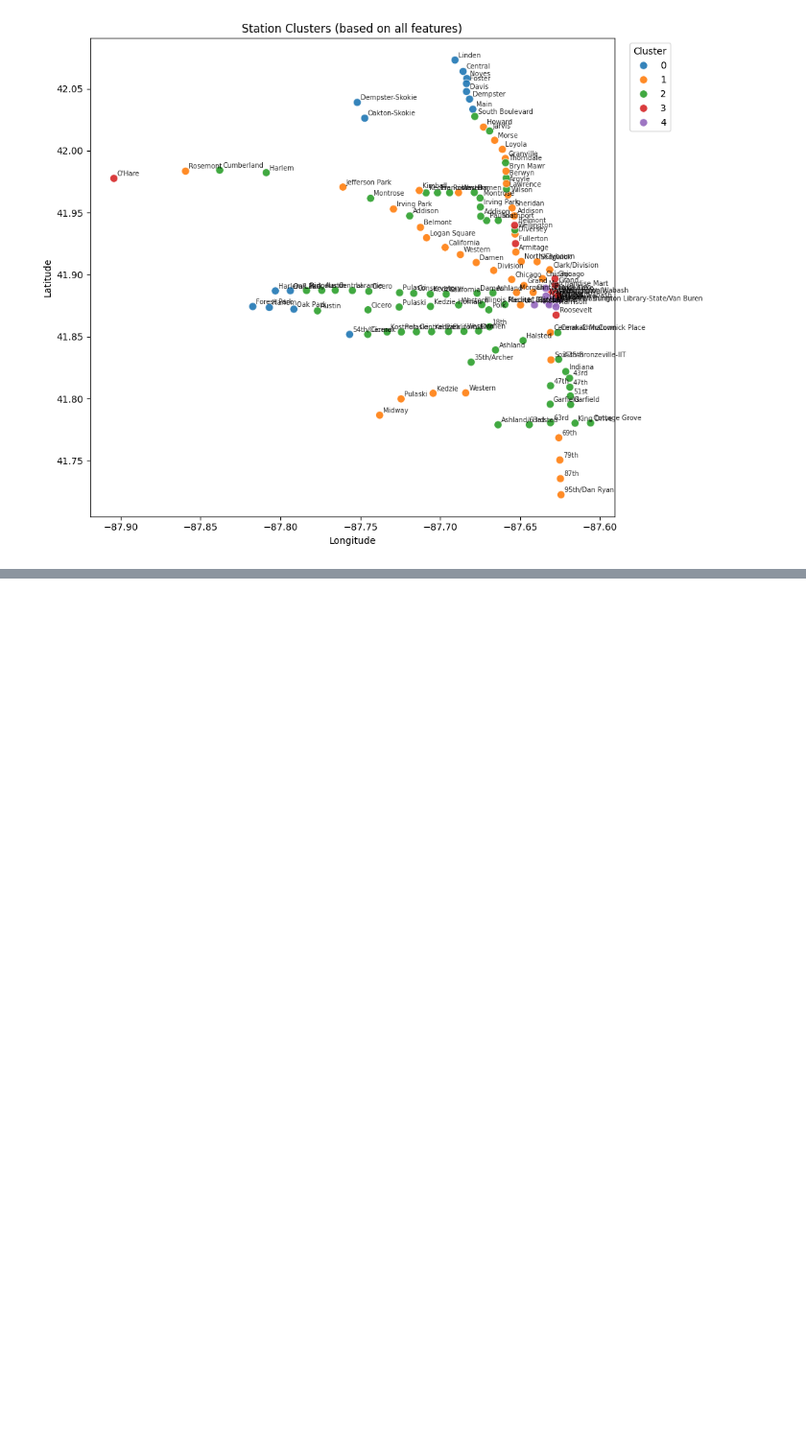
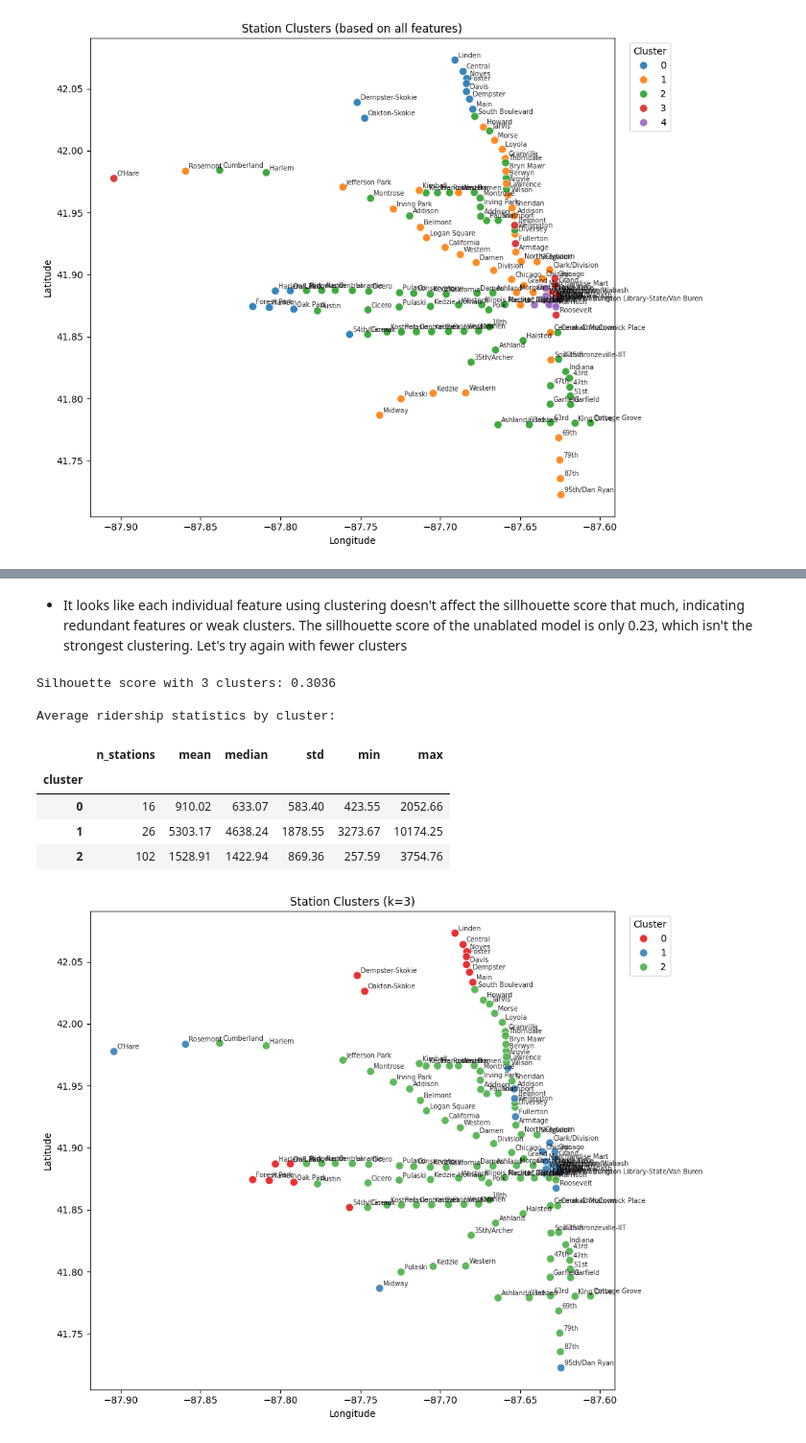
Before and after one commit to azcao95/cta-ridership-w2026-mads-milestone-2, a Jupyter notebook: ridership.ipynb, the cells around one changed output, grey strips where cells are left out. Shown at 96% size. Saved outputs shown, nothing was run; the diff lists cells and outputs as text; code cells hidden in the pictures; blank space fills up the shorter version.

Commit message:
added small summaries. fewer clusters

```diff
--- a/ridership.ipynb
+++ b/ridership.ipynb
@@ -1348 +1352,69 @@ Most important features based on silhouette score after ablation:
 102 rows × 1 columns
+# %% [markdown]
+- It looks like each individual feature using clustering doesn't affect the sillhouette score that much, indicating redundant features or weak clusters. The sillhouette score of the unablated model is only 0.23, which isn't the strongest clustering. Let's try again with fewer clusters
+# %%
+# Retry clustering with k=3 for stronger, more distinct clusters
+k = 3
+
+# Work with a copy
+si_gdf_avg_ridership_k3 = si_gdf_avg_ridership.copy()
+
+kmeans_3 = KMeans(n_clusters=k, random_state=42, n_init=10)
+si_gdf_avg_ridership_k3["cluster"] = kmeans_3.fit_predict(X_scaled)
+
+# Calculate silhouette score
+silhouette_3 = silhouette_score(X_scaled, si_gdf_avg_ridership_k3["cluster"])
+print(f"Silhouette score with {k} clusters: {silhouette_3:.4f}\n")
+
+# Average ridership statistics by cluster
+ridership_cols = [c for c in si_gdf_avg_ridership_k3.columns if c.endswith("_avg_rides")]
+
+if ridership_cols:
+    cluster_ridership_stats = (
+        si_gdf_avg_ridership_k3
+        .assign(_station_avg_rides=si_gdf_avg_ridership_k3[ridership_cols].mean(axis=1, skipna=True))
+        .groupby("cluster")["_station_avg_rides"]
+        .agg(["count", "mean", "median", "std", "min", "max"])
+        .rename(columns={"count": "n_stations"})
+        .round(2)
+    )
+    print("Average ridership statistics by cluster:")
+    display(cluster_ridership_stats)
+
+# Plot clusters by station location
+plt.figure(figsize=(10, 8))
+label_col = "STATION_NAME" if "STATION_NAME" in si_gdf_avg_ridership_k3.columns else "stationname"
+
+for _, row in si_gdf_avg_ridership_k3.dropna(subset=["longitude", "latitude", label_col]).iterrows():
+    plt.text(
+        row["longitude"] + 0.002,
+        row["latitude"] + 0.002,
+        str(row[label_col]),
+        fontsize=7,
+        alpha=0.85
+    )
+sns.scatterplot(
+    data=si_gdf_avg_ridership_k3,
+    x="longitude",
+    y="latitude",
+    hue="cluster",
+    palette="Set1",
+    s=70,
+    alpha=0.9
+)
+plt.title(f"Station Clusters (k={k})")
+plt.xlabel("Longitude")
+plt.ylabel("Latitude")
+plt.legend(title="Cluster", bbox_to_anchor=(1.02, 1), loc="upper left")
+plt.tight_layout()
+plt.show()
+# %% [output]
+Silhouette score with 3 clusters: 0.3036
+
+Average ridership statistics by cluster:
+|  | n_stations | mean | median | std | min | max |
+| cluster |  |  |  |  |  |  |
+| 0 | 16 | 910.02 | 633.07 | 583.40 | 423.55 | 2052.66 |
+| 1 | 26 | 5303.17 | 4638.24 | 1878.55 | 3273.67 | 10174.25 |
+| 2 | 102 | 1528.91 | 1422.94 | 869.36 | 257.59 | 3754.76 |
+[figure, added]
```
Also changed, not shown: parts of 4 cells of this notebook.
